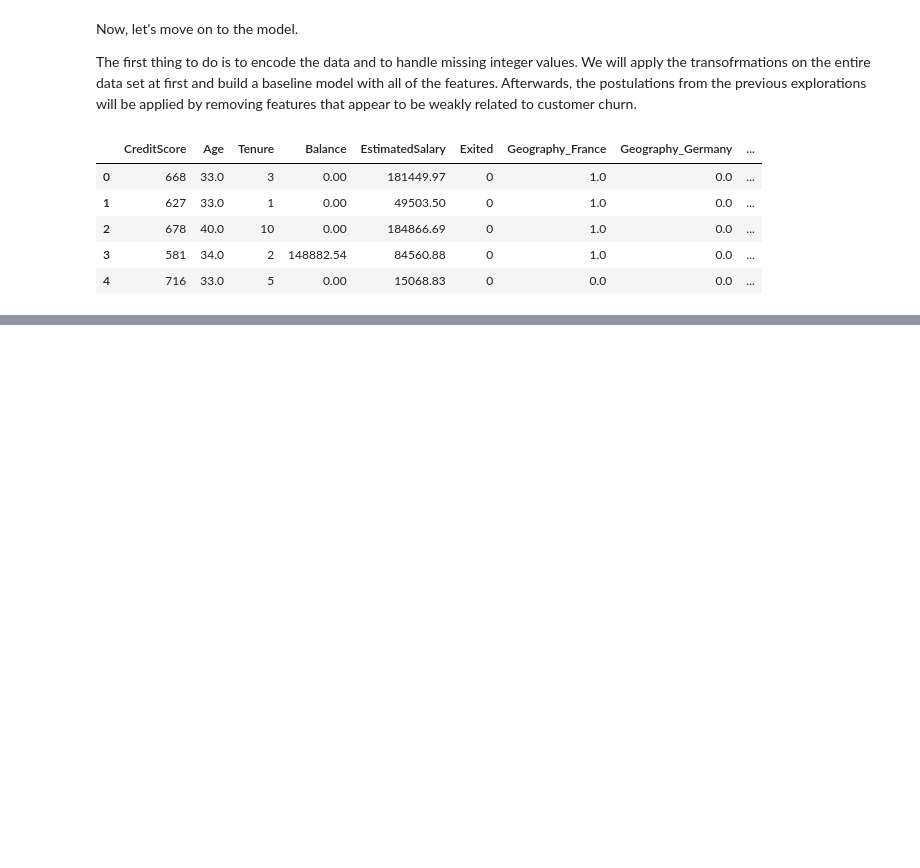
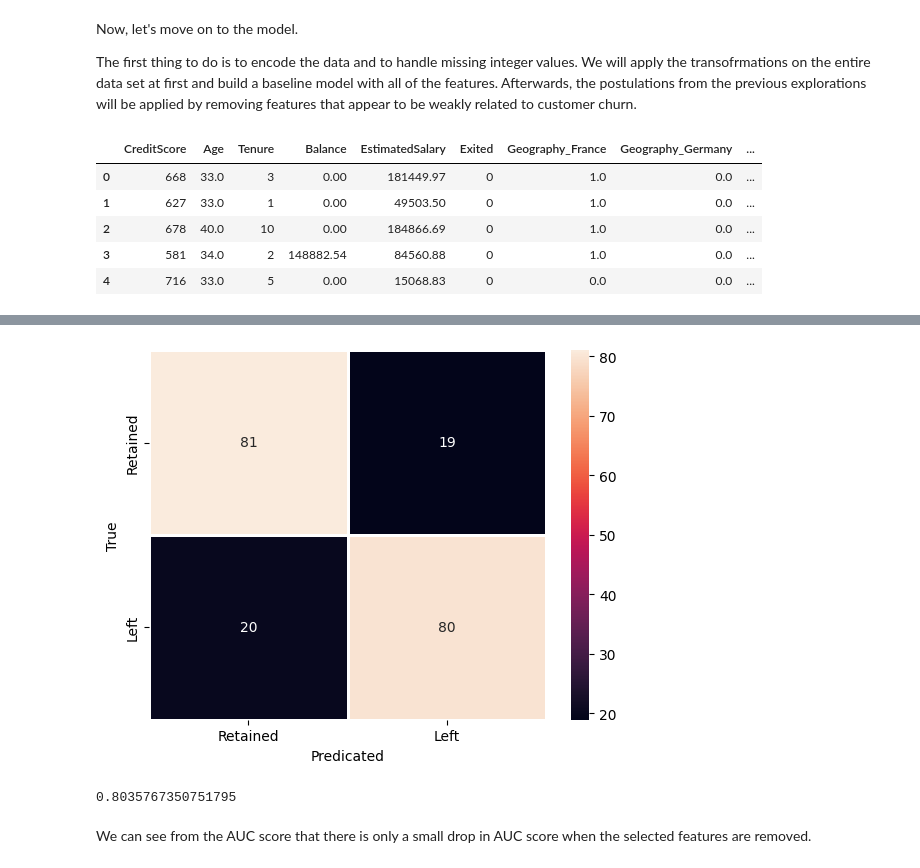
Before and after one commit to miroslavlabs/ml-projects, a Jupyter notebook: Kaggle/Binary Classification with a Bank Churn Dataset/bank-churn.ipynb, the cells around one changed output, grey strips where cells are left out. Cells and saved outputs as stored; diff of their text form; code cells hidden in the pictures; blank space fills up the shorter version.

```diff
--- a/Kaggle/Binary Classification with a Bank Churn Dataset/bank-churn.ipynb
+++ b/Kaggle/Binary Classification with a Bank Churn Dataset/bank-churn.ipynb
@@ -338,0 +483,25 @@ XGBClassifier(base_score=None, booster=None, callbacks=None,
+# %%
+X_encoded_2 = baseline_data.drop(columns=['Exited', 'CreditScore', 'Tenure', 'HasCrCard_1.0', 'HasCrCard_0.0', 'EstimatedSalary'])
+
+X_train_2, X_test_2, y_train_2, y_test_2 = train_test_split(X_encoded_2,
+                                                    y,
+                                                    random_state=42,
+                                                    stratify=y,
+                                                    train_size=0.8)
+
+classifier_2 = XGBClassifier(n_estimators=100,
+                           seed=42,
+                           subsample=0.9,
+                           colsample_bytree=0.5,
+                           early_stopping_rounds=10,
+                           max_depth = 5,
+                           gamma = 0.0,
+                           reg_lambda = 1.0,
+                           learning_rate = 0.1,
+                           scale_pos_weight = 3.5,
+                           eval_metric='aucpr')
+
+classifier_2.fit(X_train_2,
+               y_train_2,
+               verbose=True,
+               eval_set=[(X_test_2, y_test_2)])
@@ -338,0 +537,22 @@ XGBClassifier(base_score=None, booster=None, callbacks=None,
+# %%
+y_pred = classifier_2.predict(X_test_2)
+y_test_counts = y_test_2.value_counts()
+
+cm = confusion_matrix(y_test_2, y_pred)
+cm_percent = []
+for i in range(len(cm)):
+    cm_percent.append([])
+    for j in range(len(cm[i])):
+        cm_percent[i].append((cm[i][j] / y_test_counts[i]) * 100)
+
+ax = sns.heatmap(cm_percent, annot=True, xticklabels=['Retained', 'Left'], yticklabels=['Retained', 'Left'], linewidths = 1)
+ax.set(xlabel='Predicated', ylabel='True')
+plt.show()
+# %% [output]
+[figure, added]
+# %%
+roc_auc_score(y_test_2, y_pred)
+# %% [output]
+0.8035767350751795
+# %% [markdown]
+We can see from the AUC score that there is only a small drop in AUC score when the selected features are removed.
```
Also changed, not shown: parts of 21 cells of this notebook.
